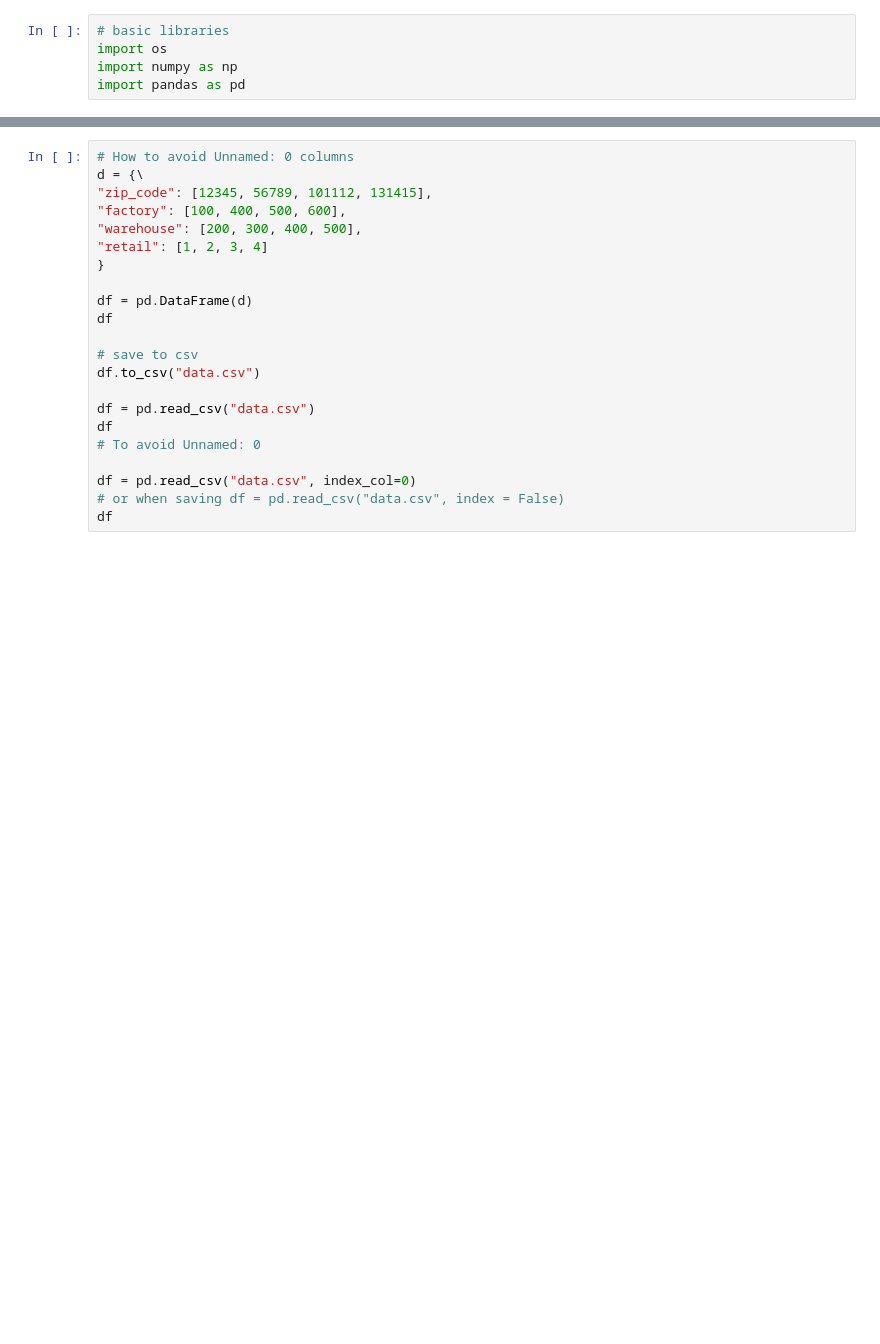
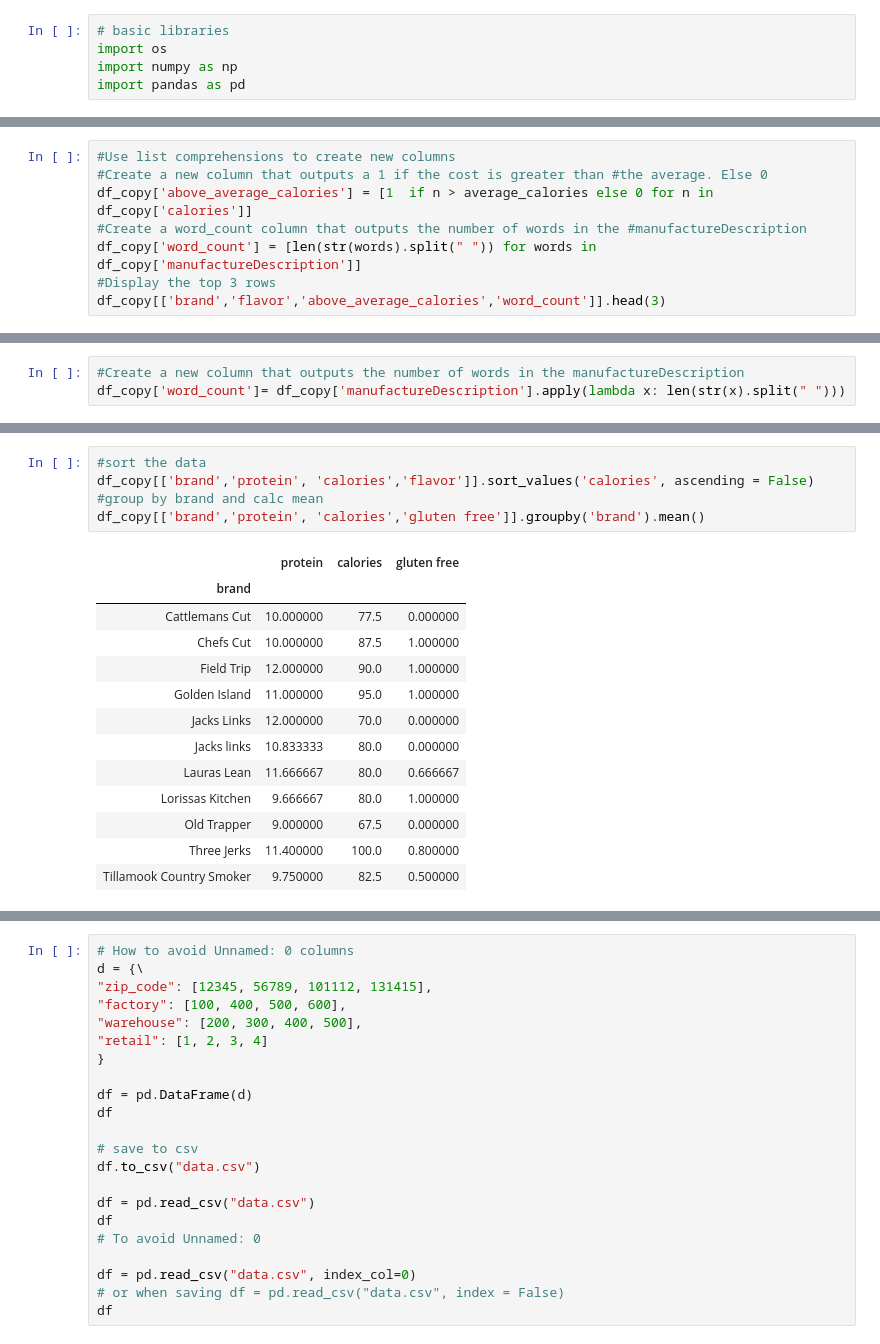
Before and after one commit to Galdina/InterviewPrep, a Jupyter notebook: pandas_tricks.ipynb, the cells around one changed output, grey strips where cells are left out. Drawn from its saved outputs; the diff is of its cells as text; blank space fills up the shorter version.

```diff
--- a/pandas_tricks.ipynb
+++ b/pandas_tricks.ipynb
@@ -5,0 +230,8 @@ import pandas as pd
+# %%
+#Use list comprehensions to create new columns
+#Create a new column that outputs a 1 if the cost is greater than #the average. Else 0
+df_copy['above_average_calories'] = [1  if n > average_calories else 0 for n in df_copy['calories']]
+#Create a word_count column that outputs the number of words in the #manufactureDescription
+df_copy['word_count'] = [len(str(words).split(" ")) for words in df_copy['manufactureDescription']]
+#Display the top 3 rows
+df_copy[['brand','flavor','above_average_calories','word_count']].head(3)
@@ -5,0 +243,3 @@ import pandas as pd
+# %%
+#Create a new column that outputs the number of words in the manufactureDescription
+df_copy['word_count']= df_copy['manufactureDescription'].apply(lambda x: len(str(x).split(" ")))
@@ -5,0 +266,19 @@ import pandas as pd
+# %%
+#sort the data
+df_copy[['brand','protein', 'calories','flavor']].sort_values('calories', ascending = False)
+#group by brand and calc mean
+df_copy[['brand','protein', 'calories','gluten free']].groupby('brand').mean()
+# %% [output]
+|  | protein | calories | gluten free |
+| brand |  |  |  |
+| Cattlemans Cut | 10.000000 | 77.5 | 0.000000 |
+| Chefs Cut | 10.000000 | 87.5 | 1.000000 |
+| Field Trip | 12.000000 | 90.0 | 1.000000 |
+| Golden Island | 11.000000 | 95.0 | 1.000000 |
+| Jacks Links | 12.000000 | 70.0 | 0.000000 |
+| Jacks links | 10.833333 | 80.0 | 0.000000 |
+| Lauras Lean | 11.666667 | 80.0 | 0.666667 |
+| Lorissas Kitchen | 9.666667 | 80.0 | 1.000000 |
+| Old Trapper | 9.000000 | 67.5 | 0.000000 |
+| Three Jerks | 11.400000 | 100.0 | 0.800000 |
+| Tillamook Country Smoker | 9.750000 | 82.5 | 0.500000 |
```
Also changed, not shown: parts of 28 cells of this notebook.
